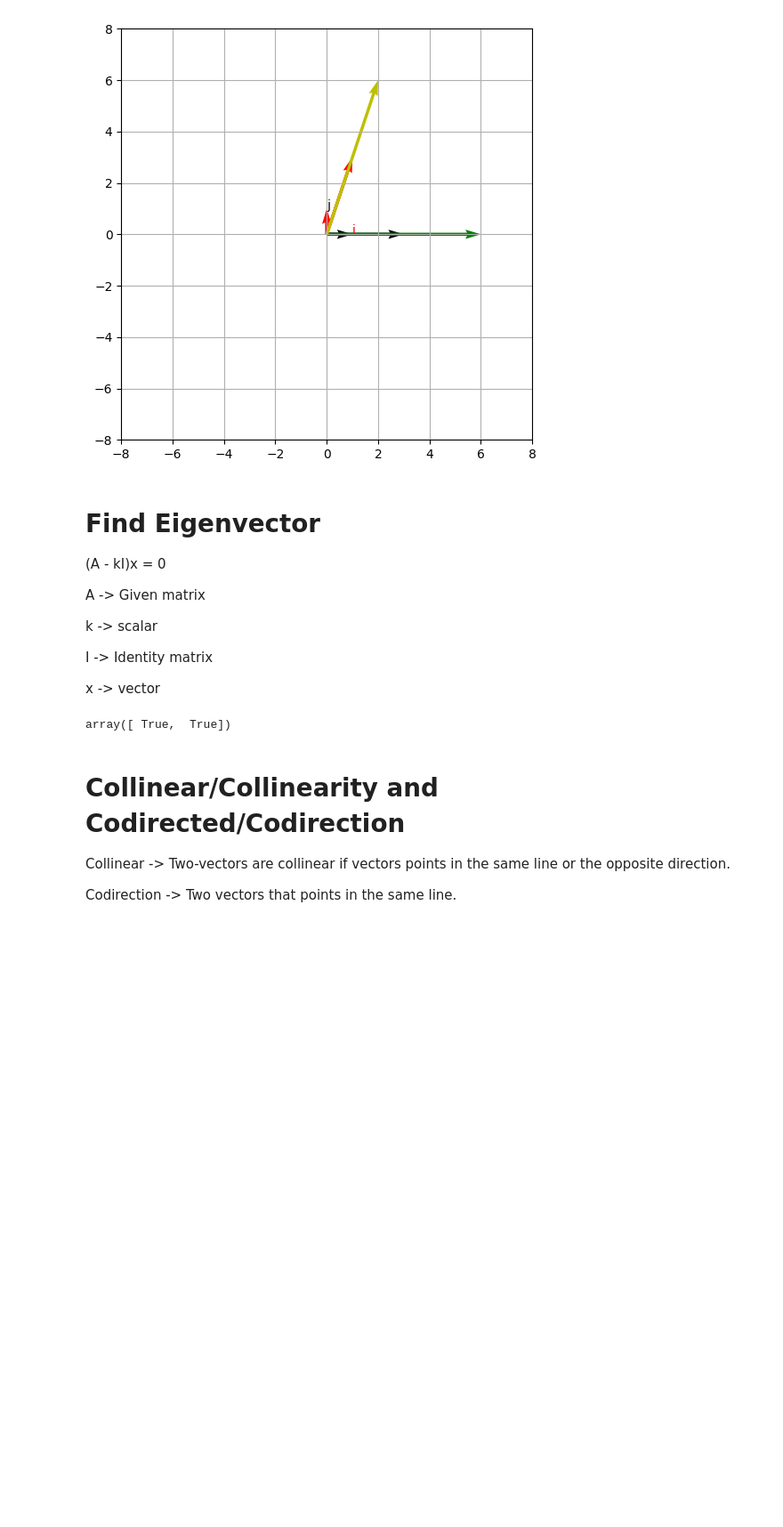
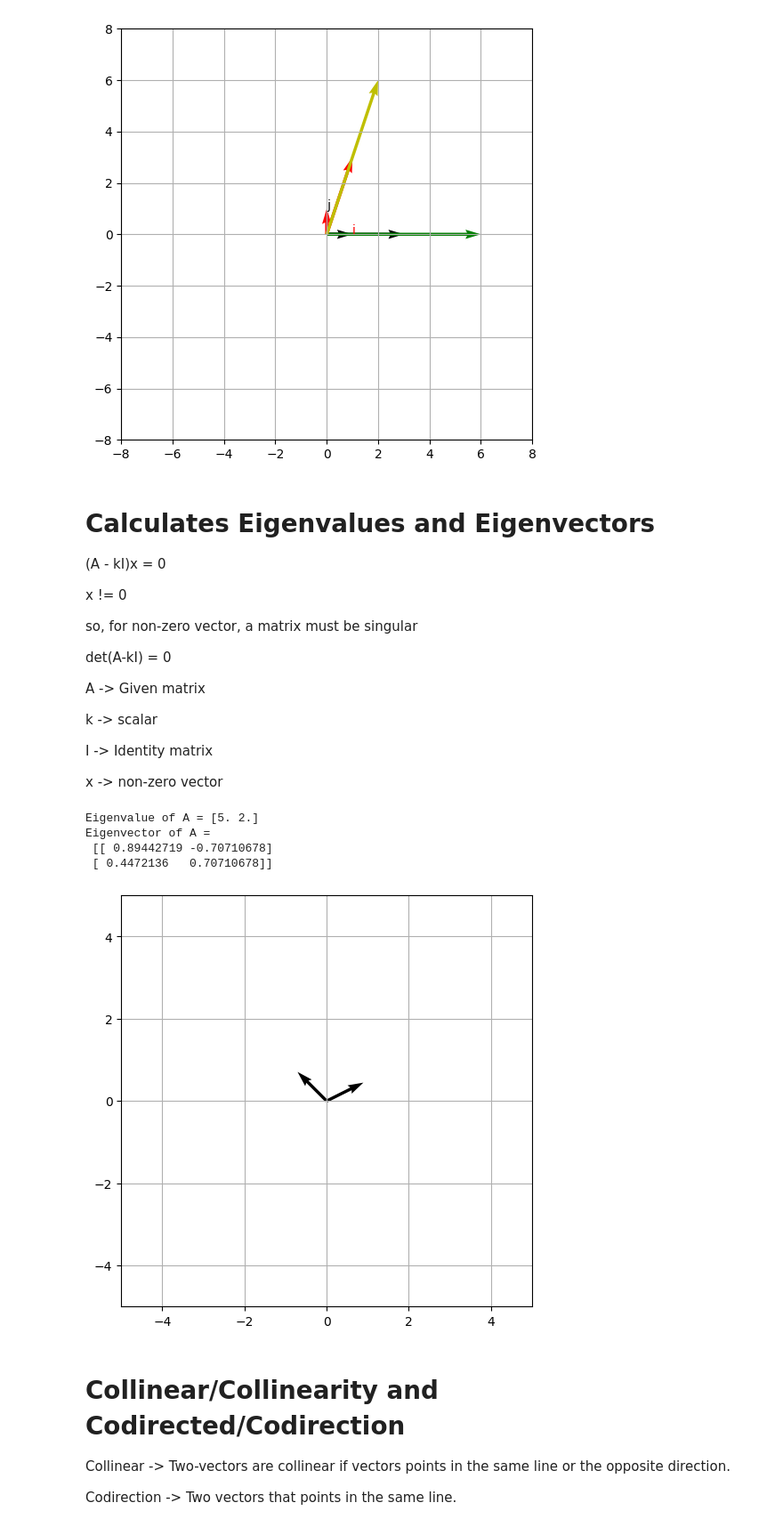
Before and after one commit to CoderAalok/Python_Libraries, a Jupyter notebook: Math for Machine Learning/Eigenvectors_Eigenvalues.ipynb, the cells around one changed output. Shown at 89% size. Drawn from its saved outputs; the diff is of its cells as text; code cells hidden in the pictures; blank space fills up the shorter version.

Commit message:
Update Eigenvalues and Eigenvectors

```diff
--- a/Math for Machine Learning/Eigenvectors_Eigenvalues.ipynb
+++ b/Math for Machine Learning/Eigenvectors_Eigenvalues.ipynb
@@ -44,8 +44,15 @@ plt.show()
 # %% [output]
 [figure]
 # %% [markdown]
-# Find Eigenvector
+# Calculates  Eigenvalues and Eigenvectors
+
 (A - kI)x = 0
+
+x != 0
+
+so, for non-zero vector, a matrix must be singular
+
+det(A-kI) = 0
 
 A -> Given matrix
 
@@ -53,21 +60,31 @@ k -> scalar
 
 I -> Identity matrix
 
-x -> vector
+x -> non-zero vector
 # %%
 A = np.array([[4,2],[1,3]])
-
-I = np.array([[1,0],
-              [0,1]])
-k = 5
-
-x = np.array([2,1])
-
-# matrix-vector multiplication
-result = (A - (k*I)) @ x
-result == 0 # this make ensure that eigenvalue k of matrix A
+origin = np.zeros(A.shape)
+eigen_val, eigen_vec = np.linalg.eig(A)
+print(f"Eigenvalue of A = {eigen_val}")
+print(f"Eigenvector of A =\n {eigen_vec}")
 # %% [output]
-array([ True,  True])
+Eigenvalue of A = [5. 2.]
+Eigenvector of A =
+ [[ 0.89442719 -0.70710678]
+ [ 0.4472136   0.70710678]]
+# %%
+fig,ax = plt.subplots(figsize=(8,6))
+
+ax.quiver(*origin, *eigen_vec, angles="xy", scale_units='xy', scale=1)
+
+ax.grid()
+ax.set_xlim(-5,5)
+ax.set_ylim(-5,5)
+ax.set_aspect('equal')
+
+plt.show()
+# %% [output]
+[figure, added]
 # %% [markdown]
 # Collinear/Collinearity and Codirected/Codirection
 Collinear -> Two-vectors are collinear if vectors points in the same line or the opposite direction.
```
